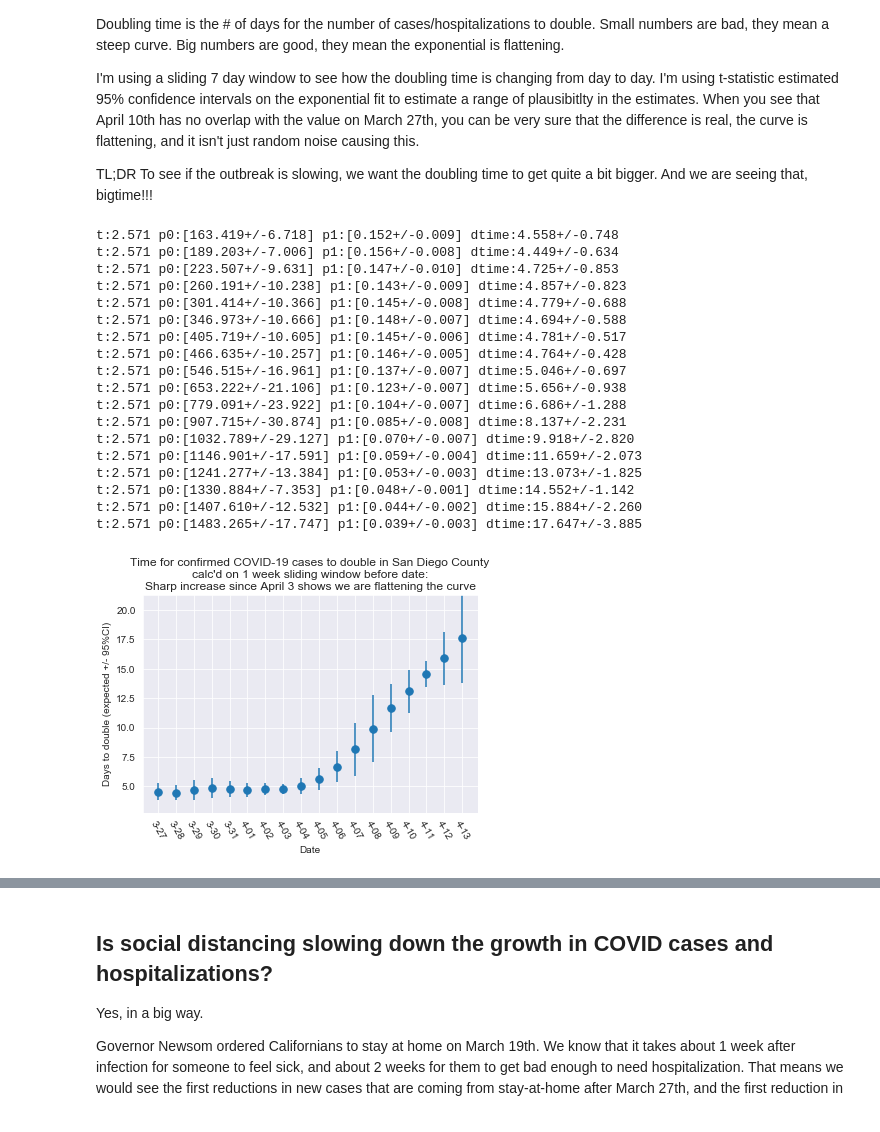
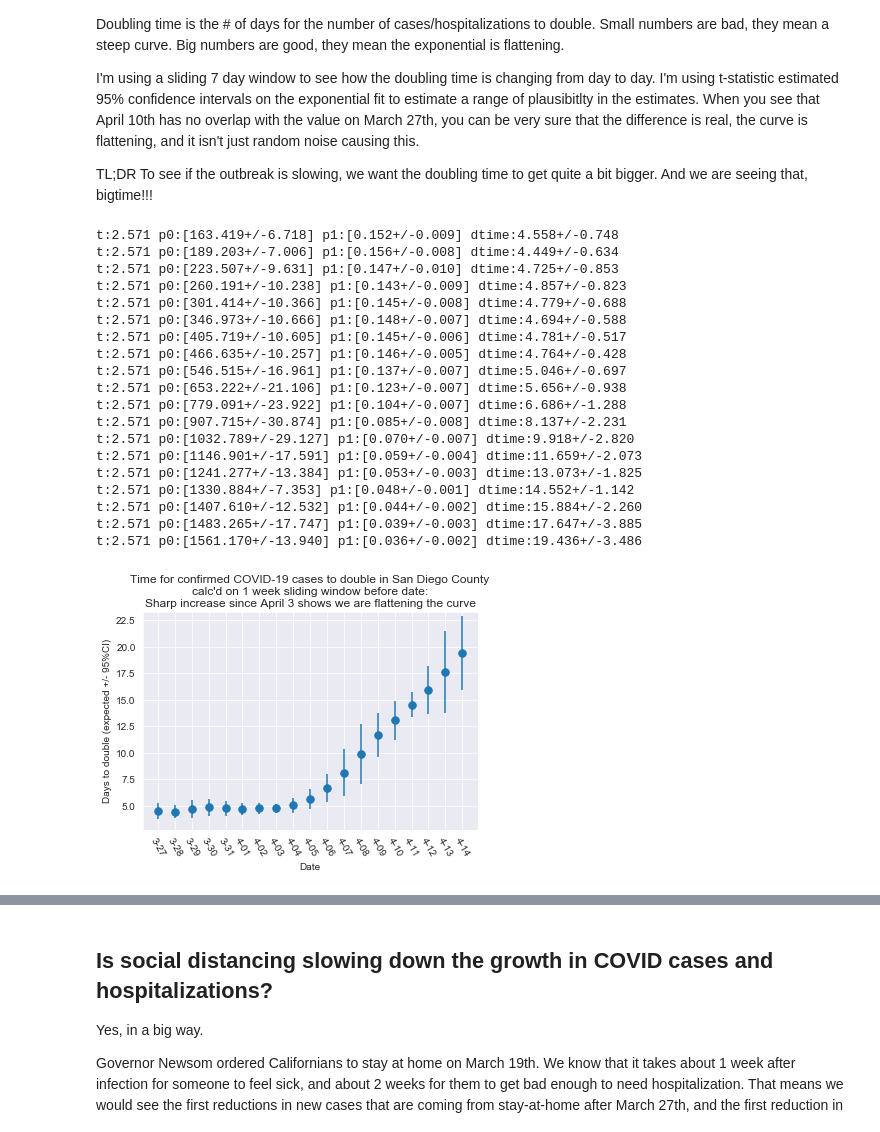
Before and after one commit to jasongfleischer/SanDiegoCountyCOVID19, a Jupyter notebook: San Diego Country Coronavirus History.ipynb, the cells around one changed output, grey strips where cells are left out. Drawn from its saved outputs; the diff is of its cells as text; code cells hidden in the pictures.

```diff
--- a/San Diego Country Coronavirus History.ipynb
+++ b/San Diego Country Coronavirus History.ipynb
@@ -257,35 +256,36 @@ for day in cases[start_calc:].index:
     fromdate = (pd.Timestamp(day)-pd.Timedelta('6 days')).isoformat().split('T')[0]
     doubling_time, ci95, case_p_est, case_p_cov = estimate_doubling_time(cases[fromdate:todate])
     ex.append( doubling_time )
     er.append( ci95 )
     ix.append( day[-4:] )
 plt.errorbar( ix, ex, yerr=er, fmt='.', markersize=15)
 plt.title('Time for confirmed COVID-19 cases to double in San Diego County\ncalc\'d on 1 week sliding window before date:\nSharp increase since April 3 shows we are flattening the curve')
 plt.ylabel('Days to double (expected +/- 95%CI)')
 plt.xlabel('Date')
-plt.ylim([2.75, 21.25])
+plt.ylim([2.75, 23.25])
 plt.xticks(rotation=-60)
 plt.savefig('Plots/casedoubling.png',dpi=300);
 # %% [output]
 t:2.571 p0:[163.419+/-6.718] p1:[0.152+/-0.009] dtime:4.558+/-0.748
 t:2.571 p0:[189.203+/-7.006] p1:[0.156+/-0.008] dtime:4.449+/-0.634
 t:2.571 p0:[223.507+/-9.631] p1:[0.147+/-0.010] dtime:4.725+/-0.853
 t:2.571 p0:[260.191+/-10.238] p1:[0.143+/-0.009] dtime:4.857+/-0.823
 t:2.571 p0:[301.414+/-10.366] p1:[0.145+/-0.008] dtime:4.779+/-0.688
 t:2.571 p0:[346.973+/-10.666] p1:[0.148+/-0.007] dtime:4.694+/-0.588
 t:2.571 p0:[405.719+/-10.605] p1:[0.145+/-0.006] dtime:4.781+/-0.517
 t:2.571 p0:[466.635+/-10.257] p1:[0.146+/-0.005] dtime:4.764+/-0.428
 t:2.571 p0:[546.515+/-16.961] p1:[0.137+/-0.007] dtime:5.046+/-0.697
 t:2.571 p0:[653.222+/-21.106] p1:[0.123+/-0.007] dtime:5.656+/-0.938
 t:2.571 p0:[779.091+/-23.922] p1:[0.104+/-0.007] dtime:6.686+/-1.288
 t:2.571 p0:[907.715+/-30.874] p1:[0.085+/-0.008] dtime:8.137+/-2.231
 t:2.571 p0:[1032.789+/-29.127] p1:[0.070+/-0.007] dtime:9.918+/-2.820
 t:2.571 p0:[1146.901+/-17.591] p1:[0.059+/-0.004] dtime:11.659+/-2.073
 t:2.571 p0:[1241.277+/-13.384] p1:[0.053+/-0.003] dtime:13.073+/-1.825
 t:2.571 p0:[1330.884+/-7.353] p1:[0.048+/-0.001] dtime:14.552+/-1.142
 t:2.571 p0:[1407.610+/-12.532] p1:[0.044+/-0.002] dtime:15.884+/-2.260
 t:2.571 p0:[1483.265+/-17.747] p1:[0.039+/-0.003] dtime:17.647+/-3.885
+t:2.571 p0:[1561.170+/-13.940] p1:[0.036+/-0.002] dtime:19.436+/-3.486
-[figure, old version]
+[figure, new version]
 # %%
 # hospitalizations has a weird negative change on the 23rd, due (I think) to them removing
 # non-SD county residents from the data who were in hospital here
```
Also changed, not shown: parts of 13 cells of this notebook, 12 other files.
